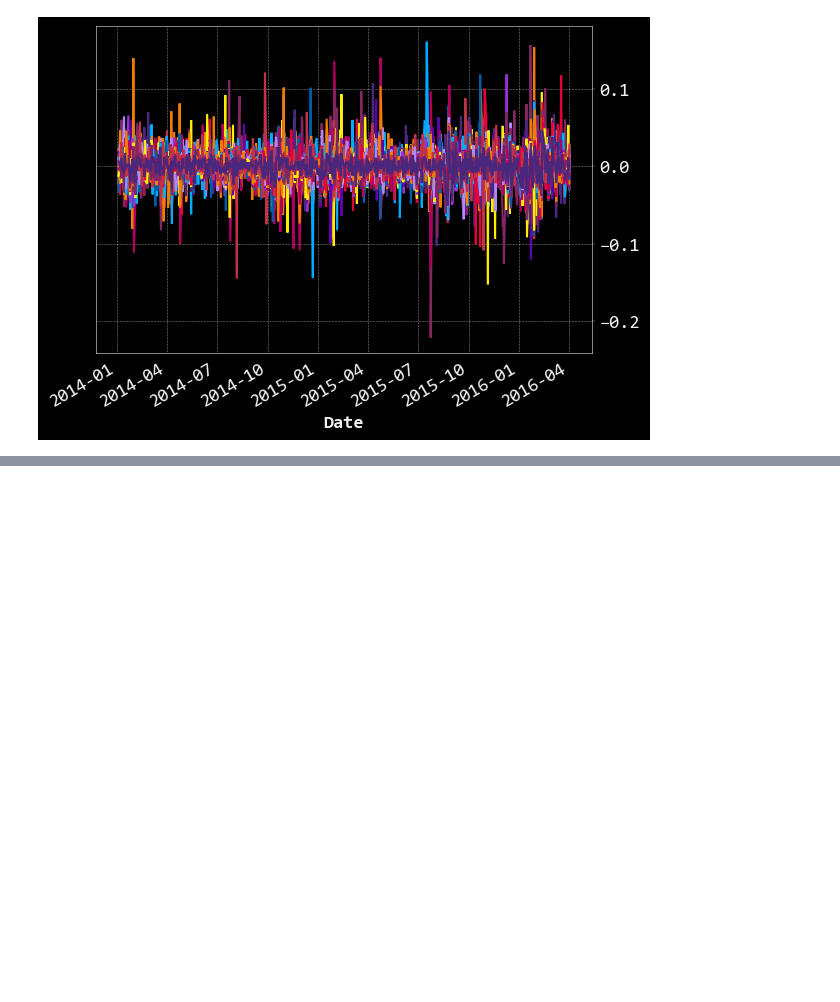
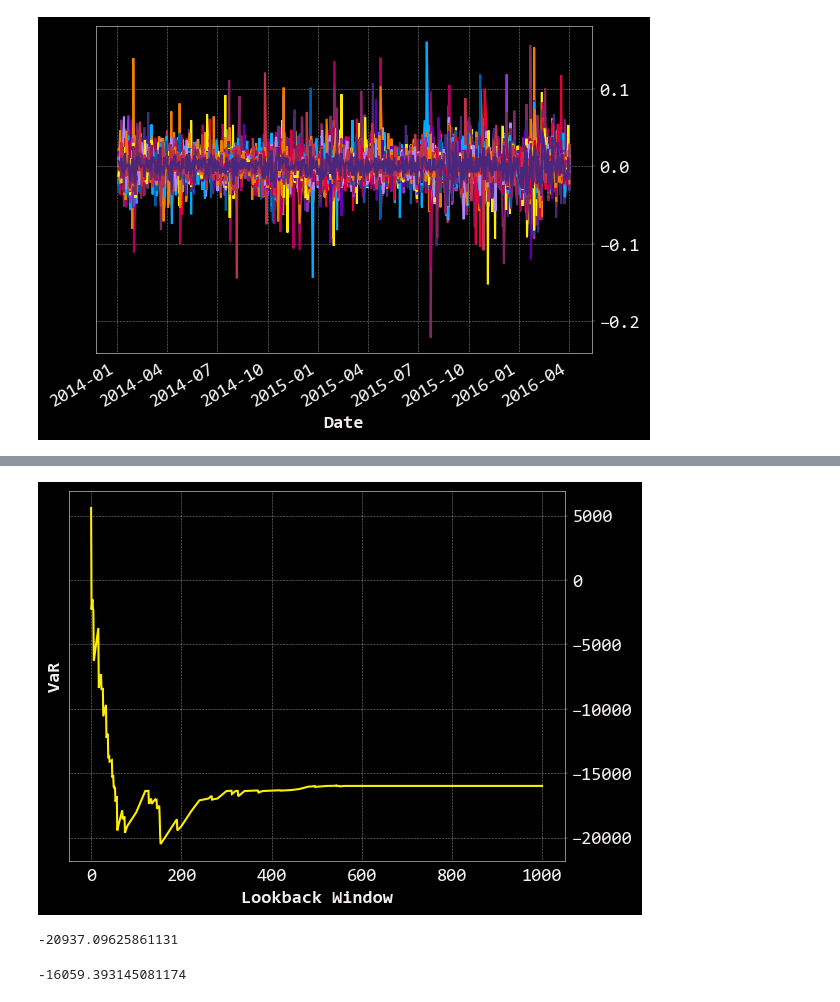
Before and after one commit to ramiiial/quant_projects, a Jupyter notebook: riskAnalysis/cvar.ipynb, the cells around one changed output, grey strips where cells are left out. Drawn from its saved outputs; the diff is of its cells as text; code cells hidden in the pictures; blank space fills up the shorter version.

Commit message:
Finished CalculateValueAtRisk Project

```diff
--- a/riskAnalysis/cvar.ipynb
+++ b/riskAnalysis/cvar.ipynb
@@ -104,0 +105,11 @@ plt.ylabel('Observation Frequency');
+# %%
+N = 1000
+VaRs = np.zeros((N,1))
+for i in range(N):
+    VaRs[i] = value_at_risk(value_invested, returns, weights, lookback_days = i + 1)
+
+plt.plot(VaRs)
+plt.xlabel('Lookback Window')
+plt.ylabel('VaR');
+# %% [output]
+[figure, added]
@@ -104,0 +140,8 @@ plt.ylabel('Observation Frequency');
+# %%
+cvar(value_invested, returns, weights, lookback_days  = 500)
+# %% [output]
+-20937.09625861131
+# %%
+value_at_risk(value_invested, returns, weights, lookback_days = 500)
+# %% [output]
+-16059.393145081174
```
Also changed, not shown: parts of 7 cells of this notebook.
